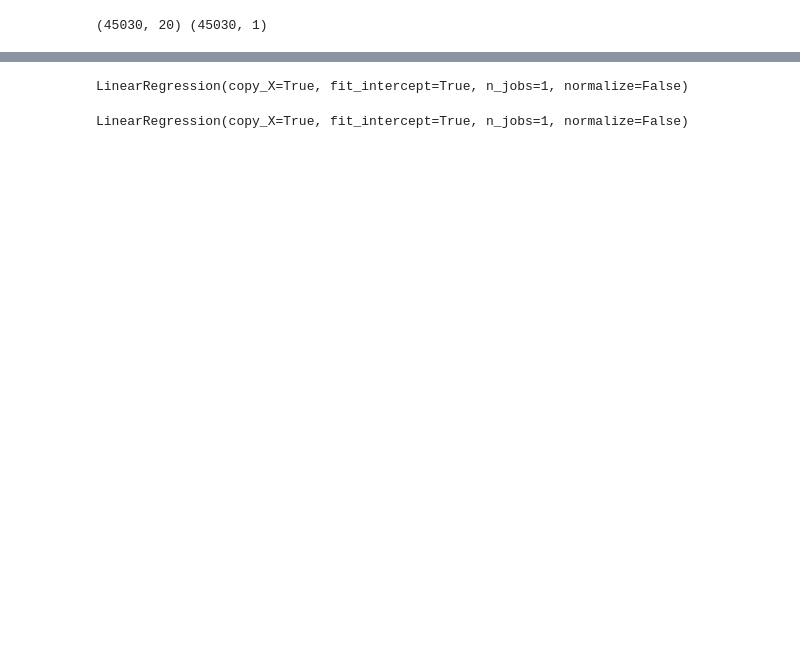
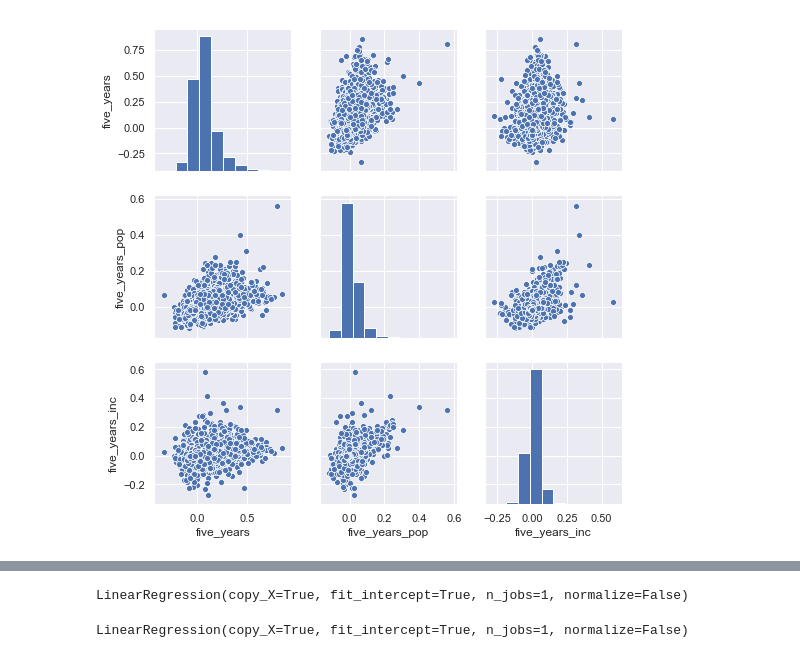
Before and after one commit to Vbirza/House_Value_Predict_Project3, a Jupyter notebook: model1.0.ipynb, the cells around one changed output, grey strips where cells are left out. Drawn from its saved outputs; the diff is of its cells as text; code cells hidden in the pictures; blank space fills up the shorter version.

```diff
--- a/model1.0.ipynb
+++ b/model1.0.ipynb
@@ -33,0 +29,18 @@ bps.rename(columns={'date': 'year'}, inplace=True)
+# %%
+inc = inc[['county_code', 'year', 'hh_income']]
+
+gb = inc.groupby(['county_code', 'year']).mean()
+
+
+def percent_change(gb):
+    gb['one_year_inc']=gb['hh_income'].pct_change(periods=1).shift(-1)
+    gb['two_years_inc']=gb['hh_income'].pct_change(periods=2).shift(-2)
+    gb['three_years_inc']=gb['hh_income'].pct_change(periods=3).shift(-3)
+    gb['four_years_inc']=gb['hh_income'].pct_change(periods=4).shift(-4)
+    gb['five_years_inc']=gb['hh_income'].pct_change(periods=5).shift(-5)
+
+    return gb
+
+inc = gb.groupby(level=0).apply(percent_change)
+
+inc.head()
@@ -34,7 +55,25 @@ bps.rename(columns={'date': 'year'}, inplace=True)
+# %%
+hpi = hpi[['county', 'year', 'hpi','one_year', 'two_years', 'three_years',
+       'four_years', 'five_years'
+          ]]
+bps = bps[['date', 'county_code', 'single_units', 'total_units']]
+cpb = cpb[['county_code', 'year', 'EMP', 'ESTAB', 'PAYANN',
+           'one_year_emp',
+       'two_years_emp', 'three_years_emp', 'four_years_emp', 'five_years_emp',
+       'one_year_estab', 'two_years_estab', 'three_years_estab',
+       'four_years_estab', 'five_years_estab', 'one_year_pay', 'two_years_pay',
+       'three_years_pay', 'four_years_pay', 'five_years_pay'
+          ]]
+hpi.rename(columns={'county': 'county_code'}, inplace=True)
+bps.rename(columns={'date': 'year'}, inplace=True)
 # %%
 df = pd.merge(hpi, cpb, how='inner', on=['county_code', 'year'])
 
 df1 = pd.merge(df, bps, how='inner', on=['county_code', 'year'])
+
+df2 = pd.merge(df1, pop, how='inner', on = ['county_code', 'year'])
+
+df3 = pd.merge(df2, inc.reset_index(), how="inner", on = ['county_code', 'year'])
 # %%
-df1 = df1.replace([np.inf, -np.inf], np.nan)
-df1 = df1.dropna()
+df3 = df3.replace([np.inf, -np.inf], np.nan)
+df3 = df3.dropna()
@@ -52,15 +80,7 @@ df1['hpi'] = df1['hpi']/100
-# %%
-X = df1[['EMP', 'ESTAB', 'PAYANN', 'one_year_emp', 'two_years_emp','three_years_emp', 'four_years_emp', 'five_years_emp',
-       'one_year_estab', 'two_years_estab', 'three_years_estab',
-       'four_years_estab', 'five_years_estab', 'one_year_pay', 'two_years_pay',
-       'three_years_pay', 'four_years_pay', 'five_years_pay', 'single_units', 'total_units']]
-
-y = df1[['five_years']]
-
-print(X.shape, y.shape)
-
-from sklearn.model_selection import train_test_split
-
-X_train, X_test, y_train, y_test = train_test_split(X, y, random_state=42)
-# %% [output]
-(45030, 20) (45030, 1)
+# %%
+sns.set()
+cols = ['five_years','five_years_pop', 'five_years_inc']
+sns.pairplot(df3[cols], size = 2.5)
+plt.show();
+# %% [output]
+[figure, added]
```
Also changed, not shown: parts of 22 cells of this notebook.
